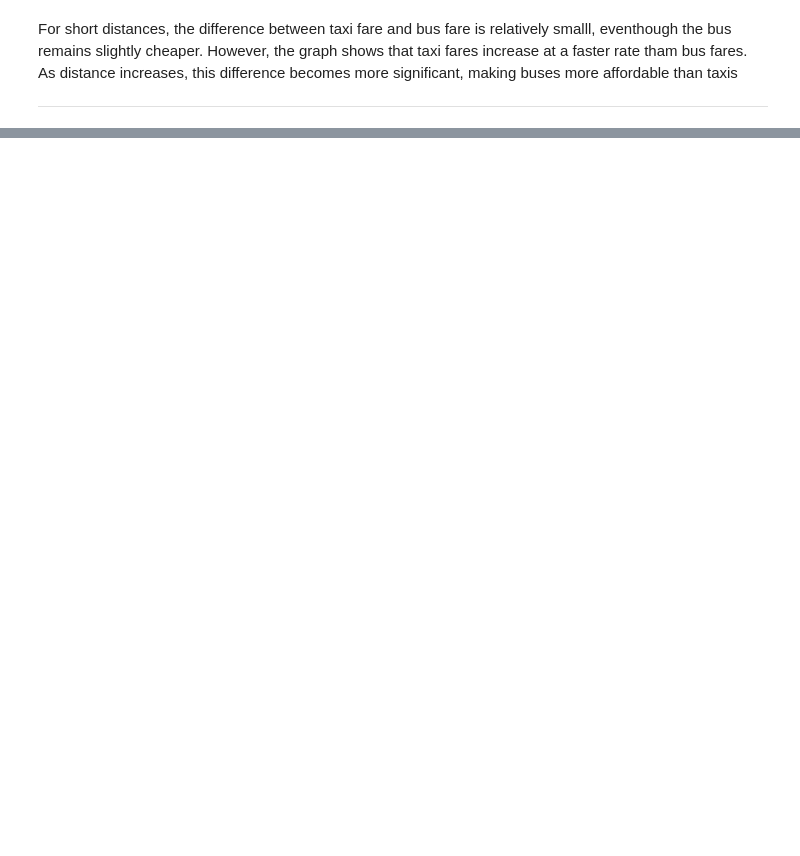
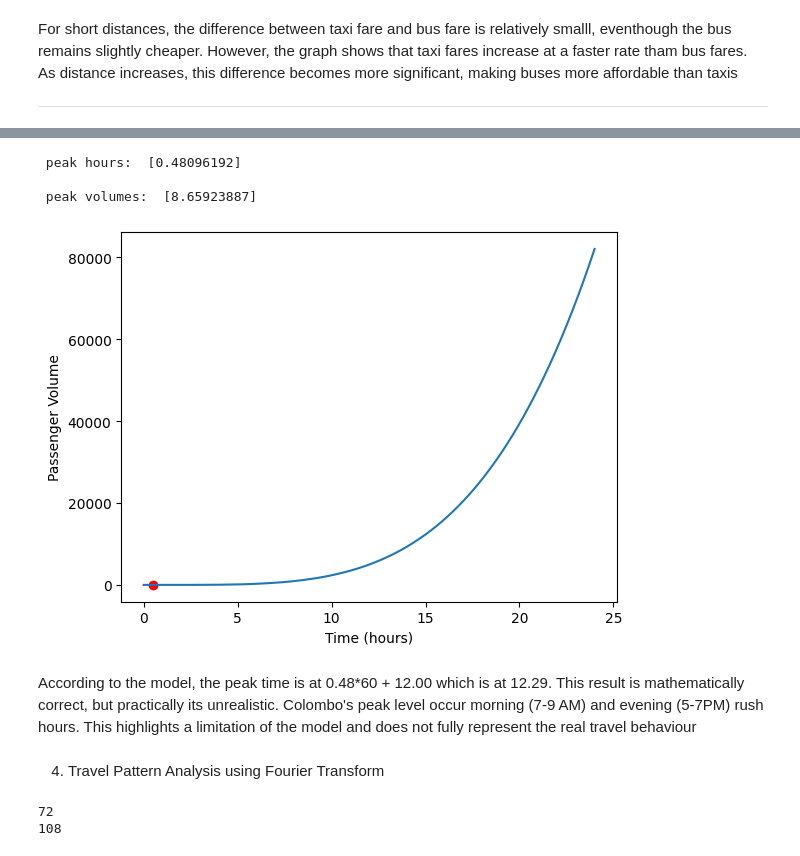
Before and after one commit to Faara34/-Optimisation-of-Travel-Routes-in-Colombo-Using-Python, a Jupyter notebook: Mathcw.ipynb, the cells around one changed output, grey strips where cells are left out. Drawn from its saved outputs; the diff is of its cells as text; code cells hidden in the pictures; blank space fills up the shorter version.

```diff
--- a/Mathcw.ipynb
+++ b/Mathcw.ipynb
@@ -64,0 +80,20 @@ For short distances, the difference between taxi fare and bus fare is relatively
+# %%
+from scipy.signal import find_peaks
+peaks, _ = find_peaks(P_func(t_vals))
+peak_times = t_vals[peaks]
+print ("\n peak hours: ", peak_times)
+print ("\n peak volumes: ", P_func(peak_times))
+plt.plot(t_vals, P_func(t_vals))
+plt.scatter(peak_times, P_func(peak_times), color='red')
+plt.xlabel('Time (hours)')
+plt.ylabel('Passenger Volume')
+plt.show()
+# %% [output]
+ peak hours:  [0.48096192]
+
+ peak volumes:  [8.65923887]
+[figure, added]
+# %% [markdown]
+According to the model, the peak time is at 0.48*60 + 12.00 which is at 12.29. This result is mathematically correct, but practically its unrealistic. Colombo's peak level occur morning (7-9 AM) and evening (5-7PM) rush hours. This highlights a limitation of the model and does not fully represent the real travel behaviour
+# %% [markdown]
+4. Travel Pattern Analysis using Fourier Transform
@@ -64,0 +106,16 @@ For short distances, the difference between taxi fare and bus fare is relatively
+# %%
+#simulating boarding data
+
+morning_hours = 6 #took from 6 am to 12 pm
+evening_hours = 9 # rest taken for the evening
+interval_perhour = 12 #60/5
+
+
+morning_interval = morning_hours * interval_perhour
+evening_interval = evening_hours * interval_perhour
+
+print(morning_interval)
+print(evening_interval)
+# %% [output]
+72
+108
```
Also changed, not shown: parts of 21 cells of this notebook.
